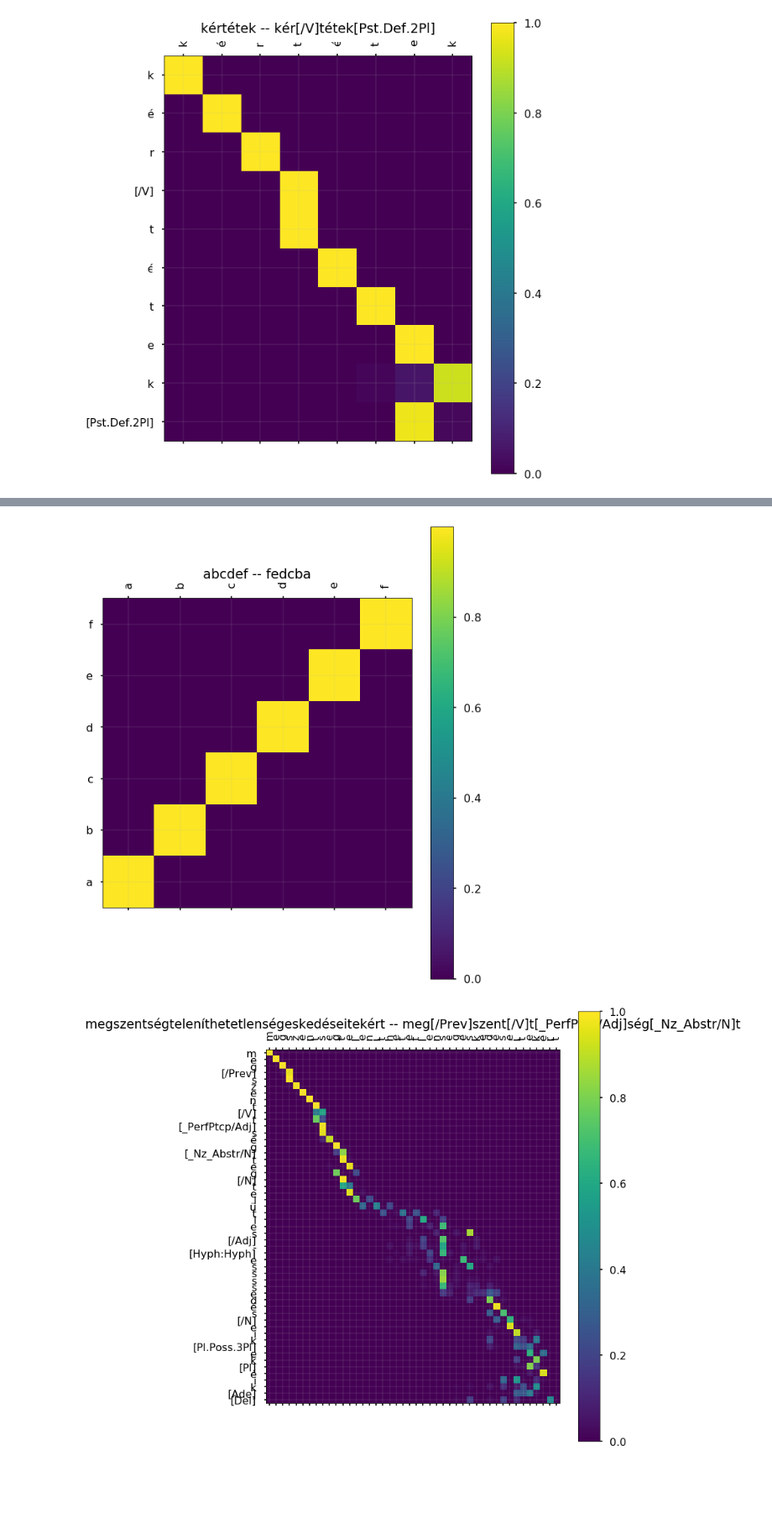
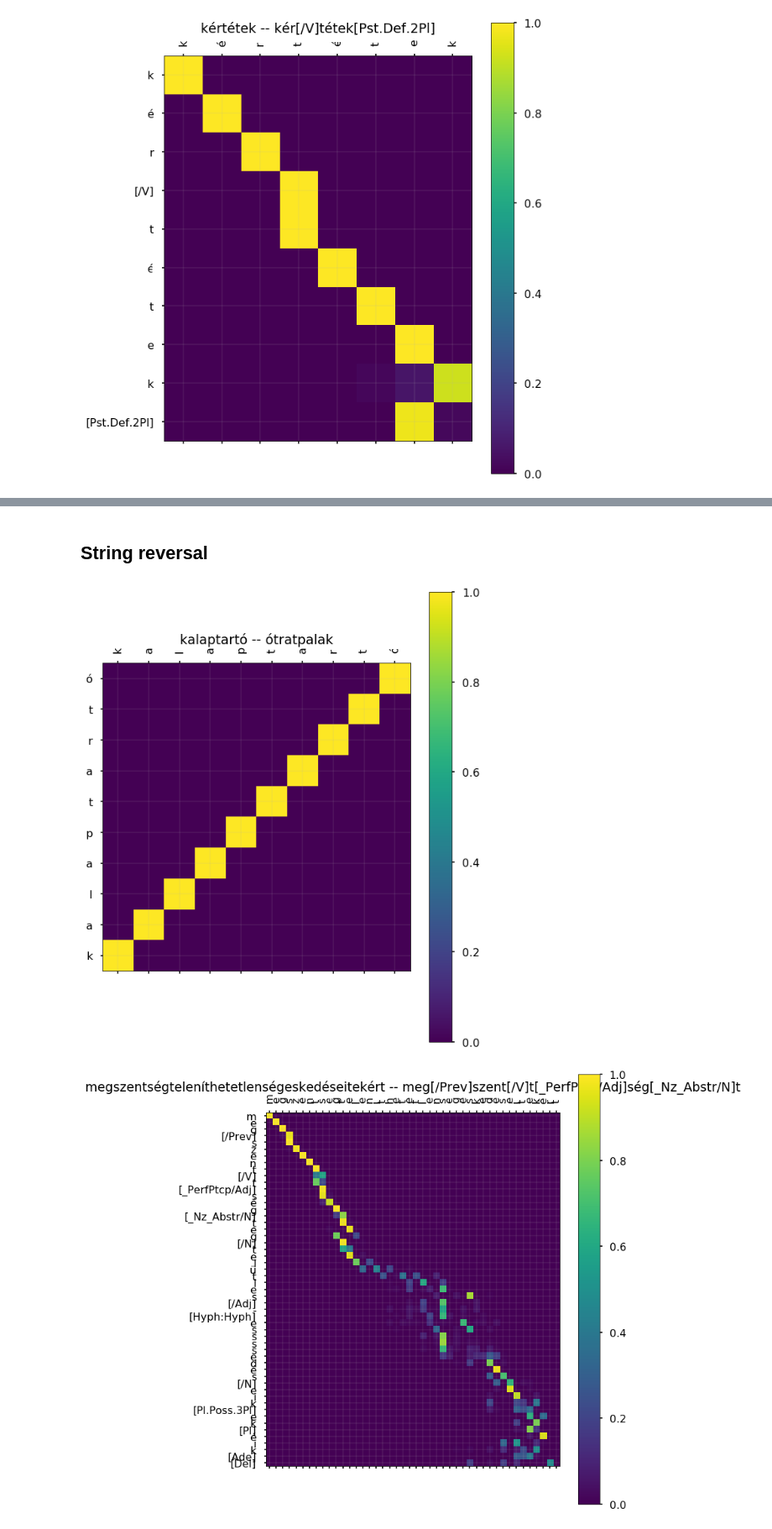
Before and after one commit to juditacs/presentations, a Jupyter notebook: dl_seminar/NMT.ipynb, the cells around one changed output, grey strips where cells are left out. Shown: that part at 84% size. Saved outputs shown, nothing was run; the diff lists cells and outputs as text; code cells hidden in the pictures; blank space fills up the shorter version.

```diff
--- a/dl_seminar/NMT.ipynb
+++ b/dl_seminar/NMT.ipynb
@@ -179,7 +244,9 @@ plot_attention("kelkáposzta", "experiments/instrumental/0008")
+# %% [markdown]
+## String reversal
 # %%
-plot_attention("abcdef", "experiments/reverse/0000")
+plot_attention("kalaptartó", "experiments/reverse/0000")
 # %% [output]
-[figure, old version]
+[figure, new version]
 # %%
 plot_attention("megszentségteleníthetetlenségeskedéseitekért", "experiments/morph_ana_simplified/0014")
 # %% [output]
```
Also changed, not shown: parts of 13 cells of this notebook.
